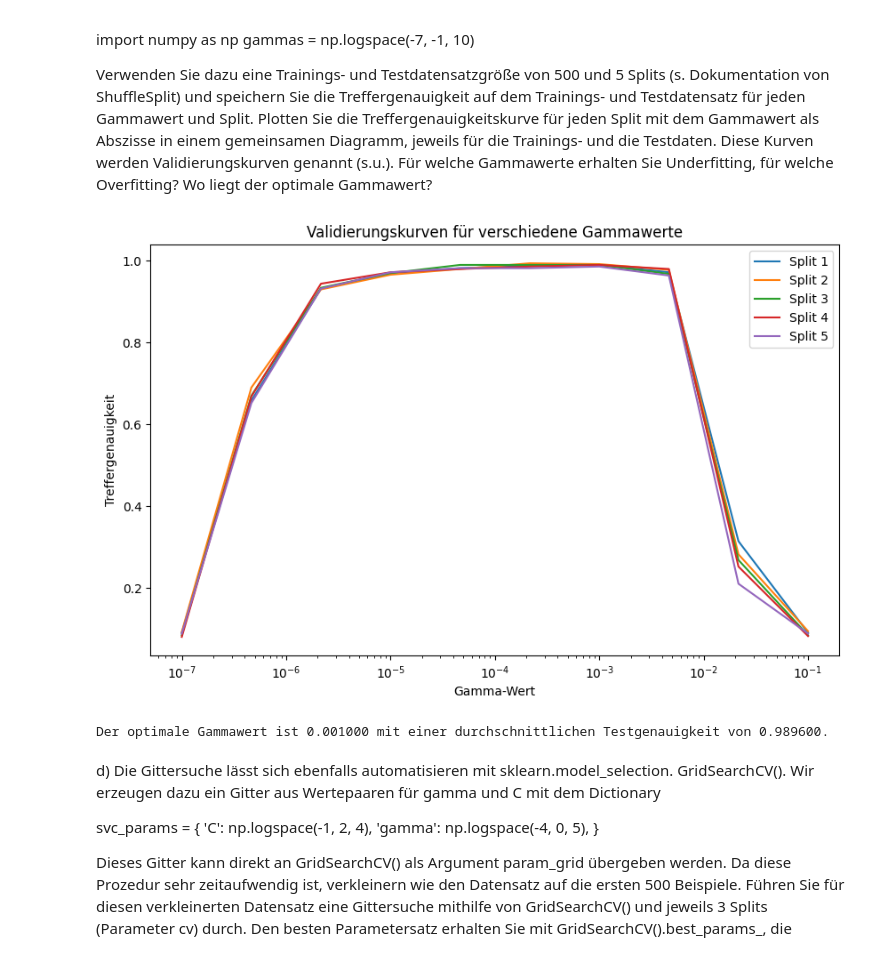
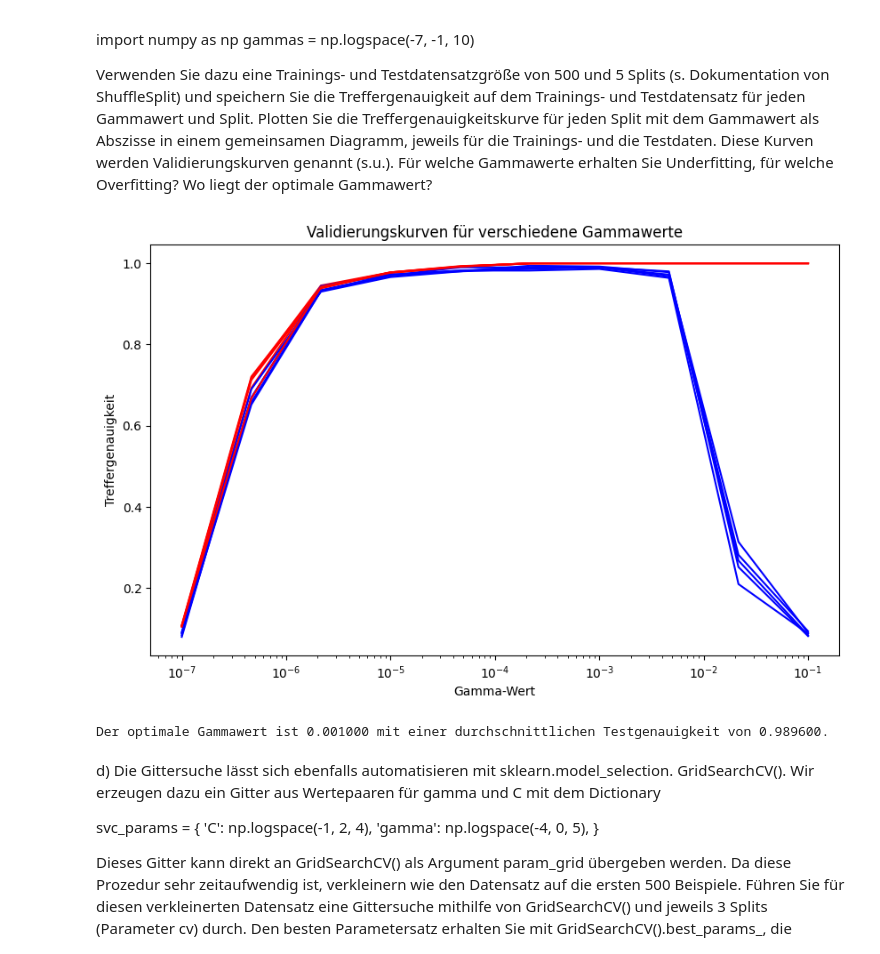
Before and after one commit to KrasserKai/Maschinelles-Lernen-Deep-Learning, a Jupyter notebook: Aufgabe3/Aufgabe3_2.ipynb, the cells around one changed output. Drawn from its saved outputs; the diff is of its cells as text; code cells hidden in the pictures.

```diff
--- a/Aufgabe3/Aufgabe3_2.ipynb
+++ b/Aufgabe3/Aufgabe3_2.ipynb
@@ -108,36 +111,36 @@ for gamma_index, gamma in enumerate(gammas):
     svm_model = SVC(gamma=gamma, C=C)
 
     # Iteriere ueber die Splits
     for split_index, (train_index, test_index) in enumerate(shuffle_splitter.split(X)):
         X_train, X_test = X[train_index], X[test_index]
         y_train, y_test = y[train_index], y[test_index]
 
         # Trainiere das SVM-Modell und berechne die Treffergenauigkeit
         svm_model.fit(X_train, y_train)
         train_scores[gamma_index, split_index] = svm_model.score(X_train, y_train)
         test_scores[gamma_index, split_index] = svm_model.score(X_test, y_test)
 
 # Plotte die Validierungskurven fuer jeden Split
 plt.figure(figsize=(10, 6))
 for split_index in range(shuffle_splitter.get_n_splits()):
-    plt.plot(gammas, test_scores[:, split_index], label=f'Split {split_index + 1}')
+    plt.plot(gammas, test_scores[:, split_index], 'b')
+    plt.plot(gammas, train_scores[:, split_index], 'r')
 
 plt.xscale('log')
 plt.title('Validierungskurven für verschiedene Gammawerte')
 plt.xlabel('Gamma-Wert')
 plt.ylabel('Treffergenauigkeit')
-plt.legend()
 plt.show()
 
 # Finde den Gammawert mit der hoechsten durchschnittlichen Testgenauigkeit
 mean_test_scores = np.mean(test_scores, axis=1)
 best_gamma_index = np.argmax(mean_test_scores)
 best_gamma = gammas[best_gamma_index]
 best_mean_test_score = mean_test_scores[best_gamma_index]
 
 print(f'Der optimale Gammawert ist {best_gamma:.6f} mit einer durchschnittlichen Testgenauigkeit von {best_mean_test_score:.6f}.')
 # %% [output]
-[figure, old version]
+[figure, new version]
 Der optimale Gammawert ist 0.001000 mit einer durchschnittlichen Testgenauigkeit von 0.989600.
 # %% [markdown]
 d) Die Gittersuche lässt sich ebenfalls automatisieren mit sklearn.model_selection. GridSearchCV(). Wir erzeugen dazu ein Gitter aus Wertepaaren für gamma und C mit dem Dictionary
```
Also changed, not shown: parts of 2 cells of this notebook, 2 other files.
